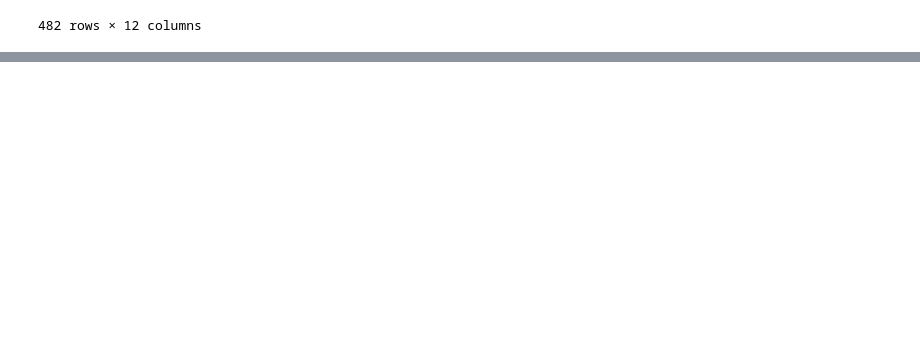
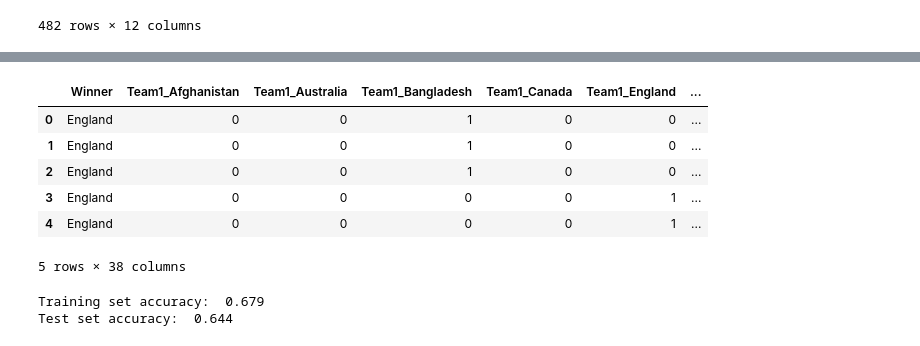
Before and after one commit to Menonvid/Cricket-dashboard, a Jupyter notebook: World_Cup_Pred.ipynb, the cells around one changed output, grey strips where cells are left out. Drawn from its saved outputs; the diff is of its cells as text; code cells hidden in the pictures; blank space fills up the shorter version.

```diff
--- a/World_Cup_Pred.ipynb
+++ b/World_Cup_Pred.ipynb
@@ -102,0 +169,4 @@ india_2010
+# %%
+df_teams_2010 = df_teams_2010.drop(['winning_team'], axis=1)
+
+df_teams_2010.head()
@@ -102,0 +180,34 @@ india_2010
+# %%
+#convert team-1 and team-2 from categorical variables to continous inputs
+# Get dummy variables
+final = pd.get_dummies(df_teams_2010, prefix=['Team1', 'Team2'], columns=['Team1', 'Team2'])
+
+X = final.drop(['Winner'], axis=1)
+y = final["Winner"]
+
+X_train, X_test, y_train, y_test = train_test_split(X, y, test_size=0.30, random_state=42)
+# %%
+final.head()
+# %% [output]
+|  | Winner | Team1_Afghanistan | Team1_Australia | Team1_Bangladesh | Team1_Canada | Team1_England | ... |
+| 0 | England | 0 | 0 | 1 | 0 | 0 | ... |
+| 1 | England | 0 | 0 | 1 | 0 | 0 | ... |
+| 2 | England | 0 | 0 | 1 | 0 | 0 | ... |
+| 3 | England | 0 | 0 | 0 | 0 | 1 | ... |
+| 4 | England | 0 | 0 | 0 | 0 | 1 | ... |
+5 rows × 38 columns
+# %%
+rf = RandomForestClassifier(n_estimators=100, max_depth=20,
+                              random_state=0)
+rf.fit(X_train, y_train)
+
+
+score = rf.score(X_train, y_train)
+score2 = rf.score(X_test, y_test)
+
+
+print("Training set accuracy: ", '%.3f'%(score))
+print("Test set accuracy: ", '%.3f'%(score2))
+# %% [output]
+Training set accuracy:  0.679
+Test set accuracy:  0.644
```
Also changed, not shown: parts of 21 cells of this notebook, 2 other files.
